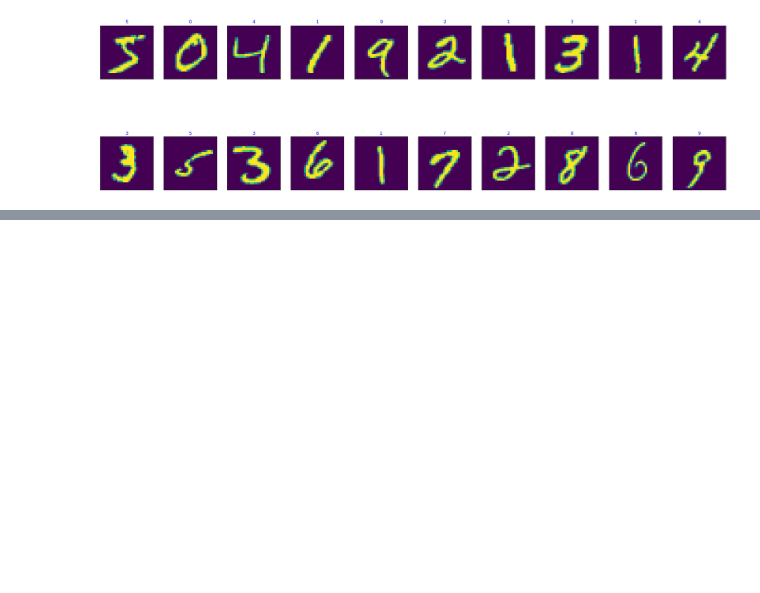
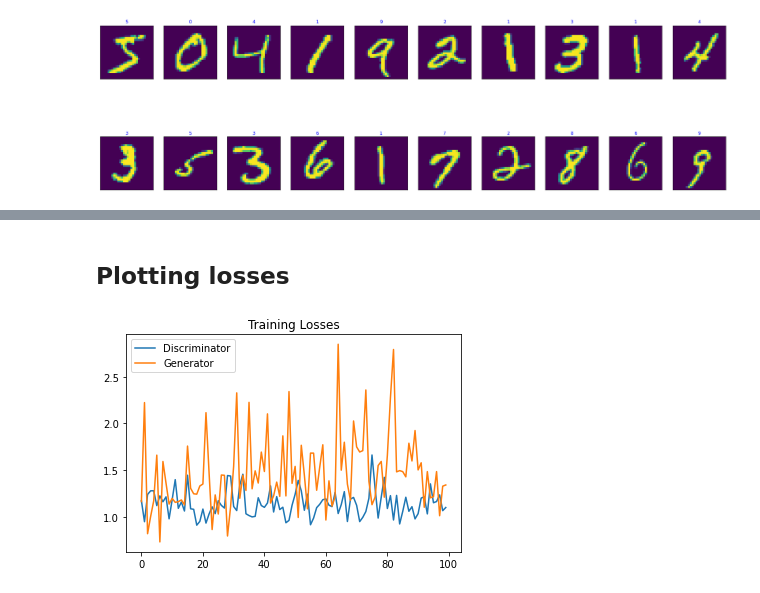
Before and after one commit to NvsYashwanth/MNIST-GAN, a Jupyter notebook: mnist_gan.ipynb, the cells around one changed output, grey strips where cells are left out. Drawn from its saved outputs; the diff is of its cells as text; code cells hidden in the pictures; blank space fills up the shorter version.

Commit message:
adding images and updating notebook

```diff
--- a/mnist_gan.ipynb
+++ b/mnist_gan.ipynb
@@ -149,0 +175,24 @@ print(G)
+# %%
+# Calculate losses
+def real_loss(D_out, smooth=False):
+    batch_size = D_out.size(0)
+    # label smoothing
+    if smooth:
+        # smooth, real labels = 0.9
+        labels = torch.ones(batch_size)*0.9
+    else:
+        labels = torch.ones(batch_size) # real labels = 1
+
+    # numerically stable loss
+    criterion = nn.BCEWithLogitsLoss()
+    # calculate loss
+    loss = criterion(D_out.squeeze(), labels)
+    return loss
+
+def fake_loss(D_out):
+    batch_size = D_out.size(0)
+    labels = torch.zeros(batch_size) # fake labels = 0
+    criterion = nn.BCEWithLogitsLoss()
+    # calculate loss
+    loss = criterion(D_out.squeeze(), labels)
+    return loss
@@ -149,0 +201,9 @@ print(G)
+# %%
+import torch.optim as optim
+
+# Optimizers
+lr = 0.002
+
+# Create optimizers for the discriminator and generator
+d_optimizer = optim.Adam(D.parameters(), lr)
+g_optimizer = optim.Adam(G.parameters(), lr)
@@ -149,0 +332,12 @@ print(G)
+# %% [markdown]
+## Plotting losses
+# %%
+fig, ax = plt.subplots()
+losses = np.array(losses)
+plt.plot(losses.T[0], label='Discriminator')
+plt.plot(losses.T[1], label='Generator')
+plt.title("Training Losses")
+plt.legend()
+plt.show()
+# %% [output]
+[figure, added]
```
Also changed, not shown: parts of 20 cells of this notebook, 7 other files.
